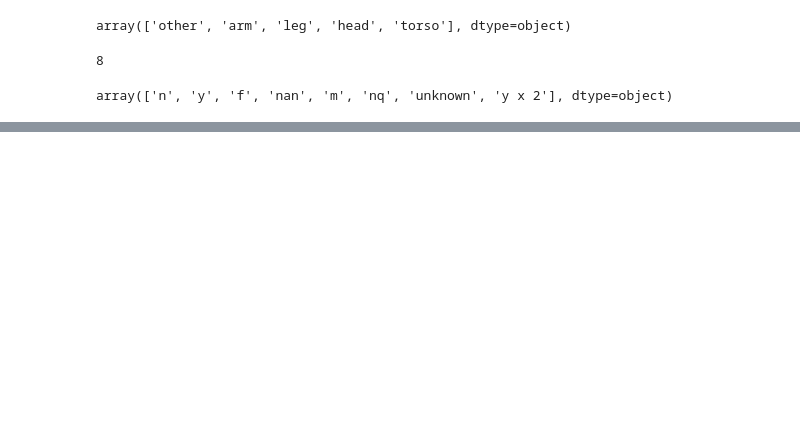
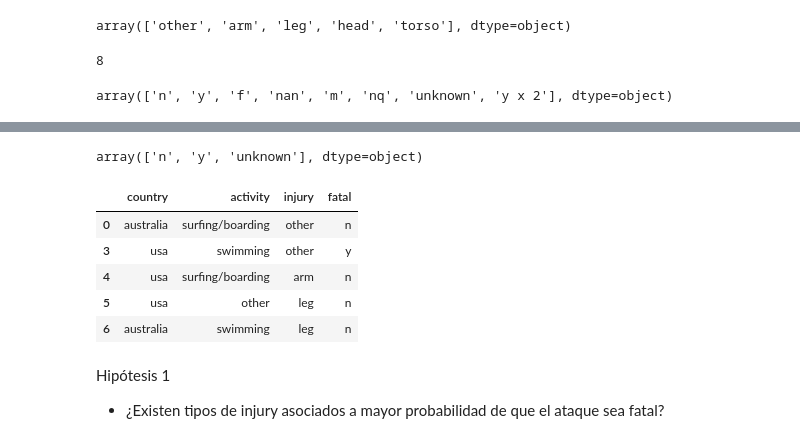
Before and after one commit to eliomartinezcastano-stack/Semana2_Shark_Attacks, a Jupyter notebook: Semana_2_Shark_Attacks.ipynb, the cells around one changed output, grey strips where cells are left out. Cells and saved outputs as stored; diff of their text form; code cells hidden in the pictures; blank space fills up the shorter version.

```diff
--- a/Semana_2_Shark_Attacks.ipynb
+++ b/Semana_2_Shark_Attacks.ipynb
@@ -333,0 +360,16 @@ df_top3['fatal_clean'] = df_top3['fatal_clean'].replace({'f': 'y', 'nan': 'unkno
+# %%
+df_top3['fatal'].unique()
+# %% [output]
+array(['n', 'y', 'unknown'], dtype=object)
+# %%
+df_top3.head()
+# %% [output]
+|  | country | activity | injury | fatal |
+| 0 | australia | surfing/boarding | other | n |
+| 3 | usa | swimming | other | y |
+| 4 | usa | surfing/boarding | arm | n |
+| 5 | usa | other | leg | n |
+| 6 | australia | swimming | leg | n |
+# %% [markdown]
+Hipótesis 1
+- ¿Existen tipos de injury asociados a mayor probabilidad de que el ataque sea fatal?
```
Also changed, not shown: parts of 15 cells of this notebook.
